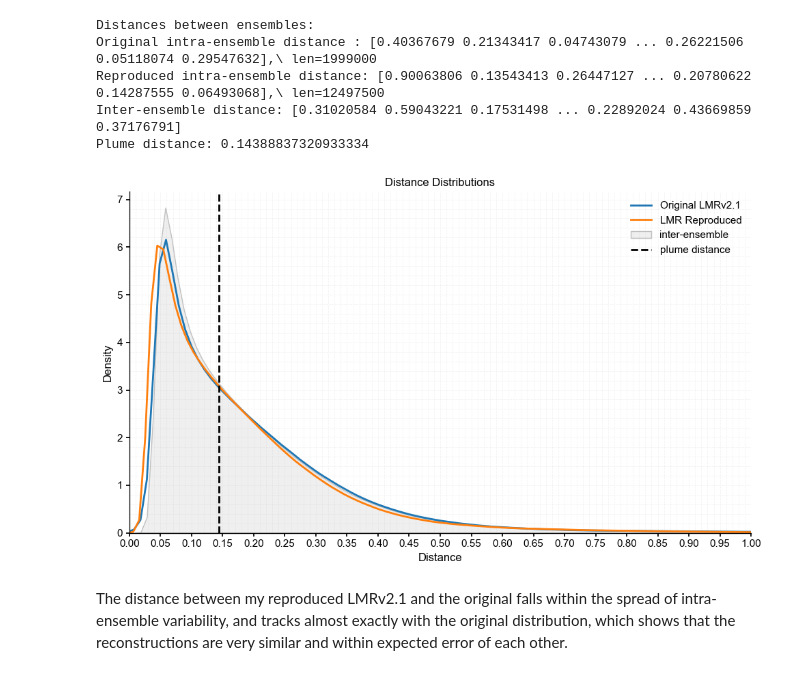
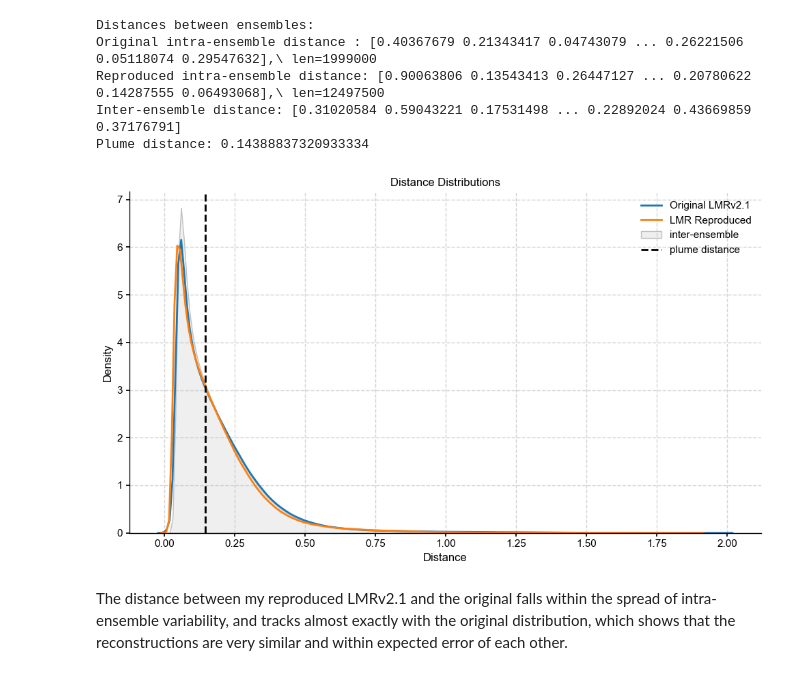
Before and after one commit to LinkedEarth/reproduce_lmr_pb, a Jupyter notebook: _sources/notebooks/validation/C03_a_validation.ipynb, the cells around one changed output. Cells and saved outputs as stored; diff of their text form; code cells hidden in the pictures.

```diff
--- a/_sources/notebooks/validation/C03_a_validation.ipynb
+++ b/_sources/notebooks/validation/C03_a_validation.ipynb
@@ -161,33 +161,28 @@ Plume distance: 0.14388837320933334
 # %%
 # Create figure and plot
 fig, ax = plt.subplots(figsize=(10, 6))
 
 # Plot KDE for individual ensembles with explicit labels
 sns.kdeplot(data=orig_intra, fill=False, ax=ax, common_norm=False, label='Original LMRv2.1')
 sns.kdeplot(data=repro_intra, fill=False, ax=ax, common_norm=False, label='LMR Reproduced')
 
 # Add inter-ensemble distribution
 sns.kdeplot(data=inter_dist, fill=True, ax=ax, common_norm=False, color='silver',
             label='inter-ensemble')
 
 # Add plume distance line
 ax.axvline(x=plume_dist, color="black", linestyle="--", label='plume distance')
 
-# Axis + ticks
-ax.set_xlim(0, 1)
-ax.set_xticks(np.arange(0, 1.05, 0.05))
-ax.minorticks_on()
-ax.grid(True, which='both', alpha=0.25, linestyle='--', linewidth=0.6)
 # Add labels
 ax.set_xlabel('Distance')
 ax.set_ylabel('Density')
 ax.set_title('Distance Distributions')
 ax.legend()
 
 plt.tight_layout()
 plt.show()
 # %% [output]
-[figure, old version]
+[figure, new version]
 # %% [markdown]
 The distance between my reproduced LMRv2.1 and the original falls within the spread of intra-ensemble variability, and tracks almost exactly with the original distribution, which shows that the reconstructions are very similar and within expected error of each other.
 # %% [markdown]
```
Also changed, not shown: parts of 27 cells of this notebook, 23 other files.
